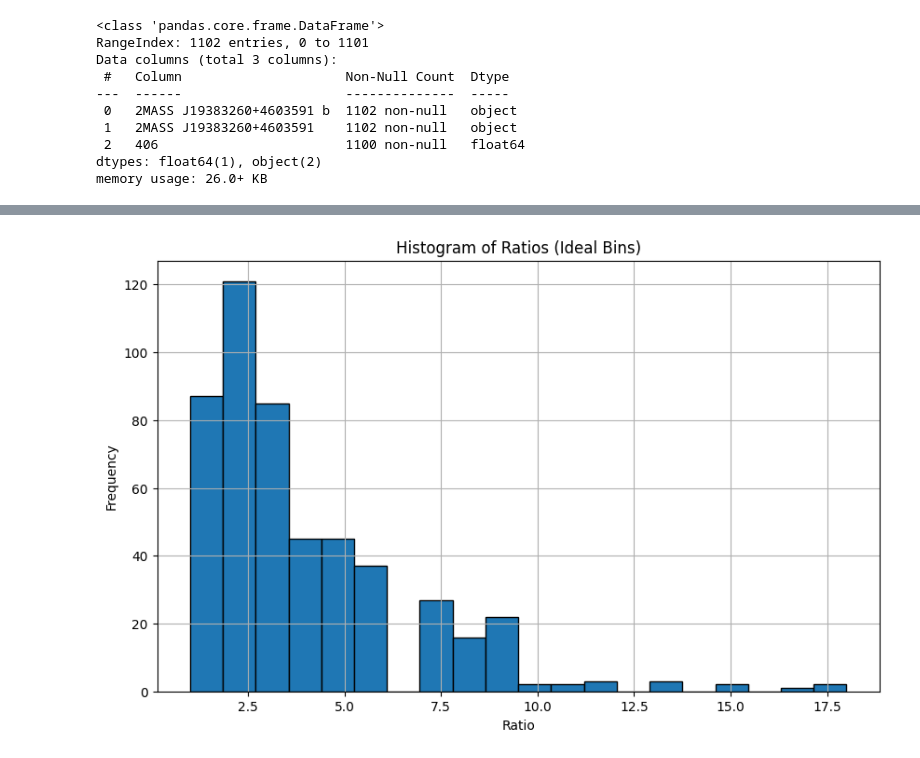
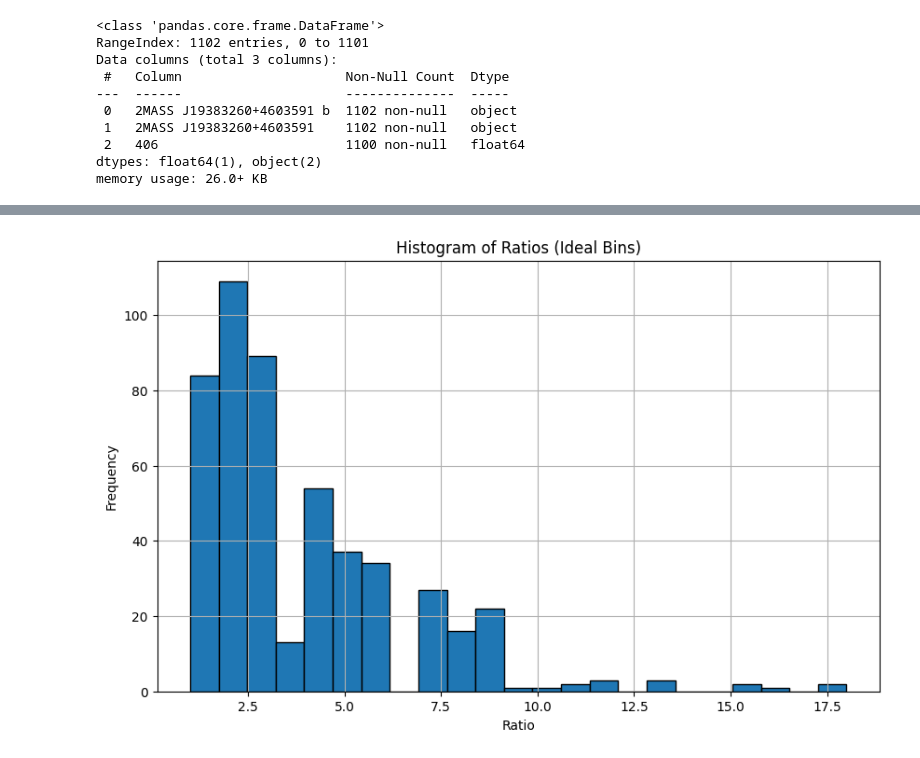
Before and after one commit to dutta-arka/Orbital-Resonance-of-Planets, a Jupyter notebook: Codes/RTP; Orbital_Period.ipynb, the cells around one changed output, grey strips where cells are left out. Saved outputs shown, nothing was run; the diff lists cells and outputs as text; code cells hidden in the pictures.

```diff
--- a/Codes/RTP; Orbital_Period.ipynb
+++ b/Codes/RTP; Orbital_Period.ipynb
@@ -133,33 +133,29 @@ print(rdf.to_string(index=False))
 # %%
 # Extract all ratios from the DataFrame and evaluate them
 all_ratios = []
 for ratios in rdf['Ratios']:
     for ratio in ratios:
         numerator, denominator = map(int, ratio.split(':'))
         ratio_value = numerator / denominator
         if ratio_value <= 20:  # Filter out values bigger than 20
             all_ratios.append(ratio_value)
 
 # Function to find an ideal bin number using Freedman-Diaconis rule
 # def ideal_bin_width(data):
 #     iqr = np.percentile(data, 75) - np.percentile(data, 25)
 #     n = len(data)
 #     bw = 2 * iqr / np.power(n, 1/3)
 #     return int(np.ceil((max(data) - min(data)) / bw))
 
-# Find the ideal bin number
-# ideal_bins = ideal_bin_width(all_ratios)
-ideal_bins = 20
-
 # Plot the histogram with the ideal bin number
 plt.figure(figsize=(10, 6))
-plt.hist(all_ratios, bins=ideal_bins, edgecolor='black')
+plt.hist(all_ratios, bins='auto', edgecolor='black')
 plt.xlabel('Ratio')
 plt.ylabel('Frequency')
 plt.title('Histogram of Ratios (Ideal Bins)')
 plt.grid(True)
 plt.show()
 # %% [output]
-[figure, old version]
+[figure, new version]
 # %%
 # Calculate the histogram
```
Also changed, not shown: parts of 2 cells of this notebook.
